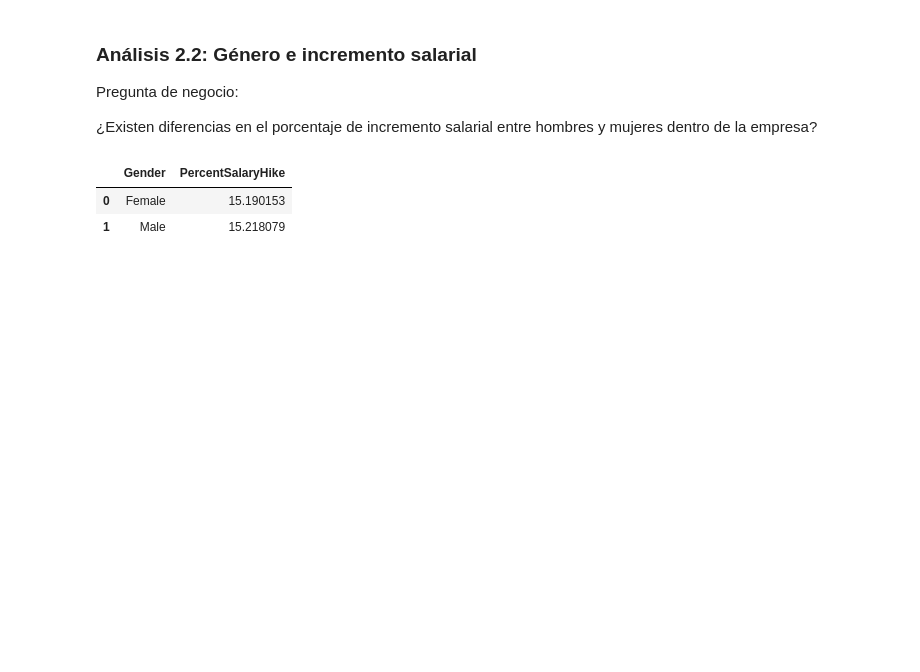
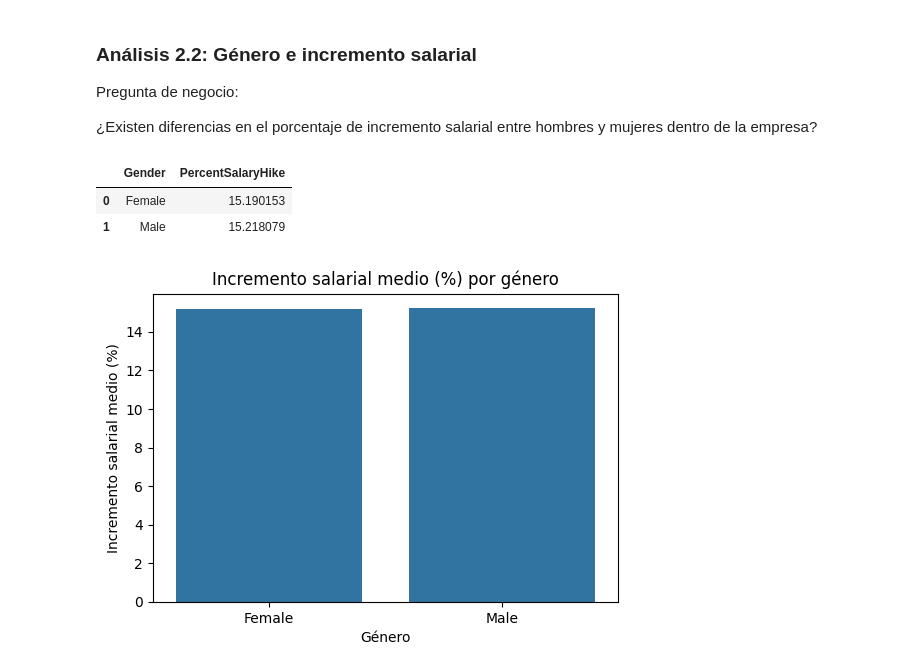
Before and after one commit to PatriciaAnaya/project-da-promo-59-modulo-3-team-3, a Jupyter notebook: optimizacion-de-talento.ipynb, the cells around one changed output. Cells and saved outputs as stored; diff of their text form; code cells hidden in the pictures; blank space fills up the shorter version.

```diff
--- a/optimizacion-de-talento.ipynb
+++ b/optimizacion-de-talento.ipynb
@@ -875,3 +875,17 @@ salary_hike_by_gender
 |  | Gender | PercentSalaryHike |
 | 0 | Female | 15.190153 |
 | 1 | Male | 15.218079 |
+# %%
+plt.figure(figsize=(6,4))
+sns.barplot(
+    data=salary_hike_by_gender,
+    x='Gender',
+    y='PercentSalaryHike'
+)
+
+plt.title('Incremento salarial medio (%) por género')
+plt.xlabel('Género')
+plt.ylabel('Incremento salarial medio (%)')
+plt.show()
+# %% [output]
+[figure, added]
```
Also changed, not shown: parts of 1 cell of this notebook.
